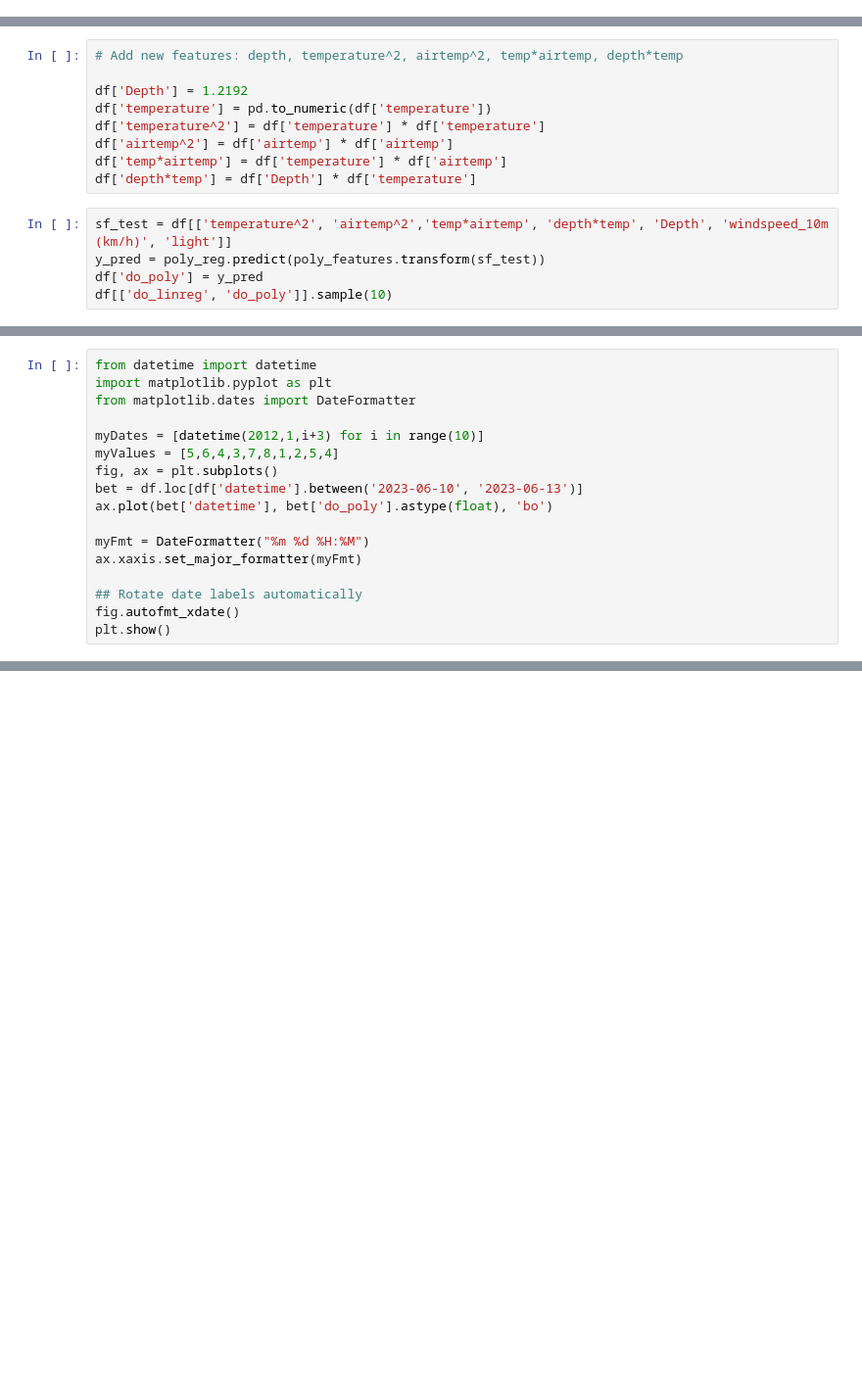
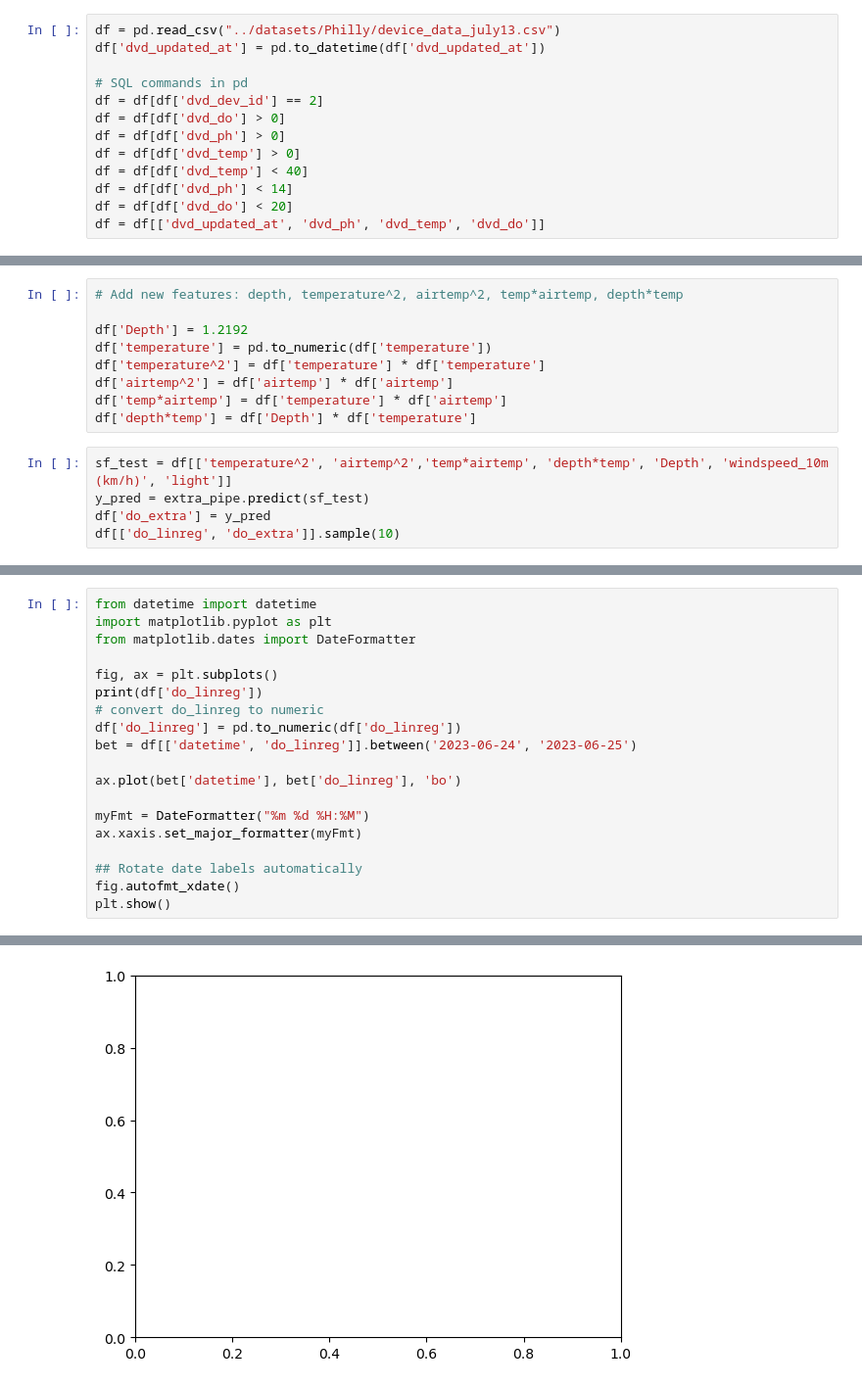
Before and after one commit to NawidT/morefish-ml, a Jupyter notebook: training/data-exploring-phillyset.ipynb, the cells around one changed output, grey strips where cells are left out. Shown at 98% size. Drawn from its saved outputs; the diff is of its cells as text; blank space fills up the shorter version.

```diff
--- a/training/data-exploring-phillyset.ipynb
+++ b/training/data-exploring-phillyset.ipynb
@@ -227,0 +276,13 @@ excelData.to_csv("../datasets/Philly/device_data_july13.csv")
+# %%
+df = pd.read_csv("../datasets/Philly/device_data_july13.csv")
+df['dvd_updated_at'] = pd.to_datetime(df['dvd_updated_at'])
+
+# SQL commands in pd
+df = df[df['dvd_dev_id'] == 2]
+df = df[df['dvd_do'] > 0]
+df = df[df['dvd_ph'] > 0]
+df = df[df['dvd_temp'] > 0]
+df = df[df['dvd_temp'] < 40]
+df = df[df['dvd_ph'] < 14]
+df = df[df['dvd_do'] < 20]
+df = df[['dvd_updated_at', 'dvd_ph', 'dvd_temp', 'dvd_do']]
@@ -250,6 +320,6 @@ df['temp*airtemp'] = df['temperature'] * df['airtemp']
 df['depth*temp'] = df['Depth'] * df['temperature']
 # %%
 sf_test = df[['temperature^2', 'airtemp^2','temp*airtemp', 'depth*temp', 'Depth', 'windspeed_10m (km/h)', 'light']]
-y_pred = poly_reg.predict(poly_features.transform(sf_test))
-df['do_poly'] = y_pred
-df[['do_linreg', 'do_poly']].sample(10)
+y_pred = extra_pipe.predict(sf_test)
+df['do_extra'] = y_pred
+df[['do_linreg', 'do_extra']].sample(10)
@@ -258,11 +347,13 @@ from datetime import datetime
 import matplotlib.pyplot as plt
 from matplotlib.dates import DateFormatter
 
-myDates = [datetime(2012,1,i+3) for i in range(10)]
-myValues = [5,6,4,3,7,8,1,2,5,4]
 fig, ax = plt.subplots()
-bet = df.loc[df['datetime'].between('2023-06-10', '2023-06-13')]
-ax.plot(bet['datetime'], bet['do_poly'].astype(float), 'bo')
+print(df['do_linreg'])
+# convert do_linreg to numeric
+df['do_linreg'] = pd.to_numeric(df['do_linreg'])
+bet = df[['datetime', 'do_linreg']].between('2023-06-24', '2023-06-25')
+
+ax.plot(bet['datetime'], bet['do_linreg'], 'bo')
 
 myFmt = DateFormatter("%m %d %H:%M")
 ax.xaxis.set_major_formatter(myFmt)
@@ -270,3 +361,4 @@ ax.xaxis.set_major_formatter(myFmt)
 ## Rotate date labels automatically
 fig.autofmt_xdate()
 plt.show()
+# %% [output]
@@ -272,0 +378 @@ plt.show()
+[figure, added]
```
Also changed, not shown: parts of 11 cells of this notebook, 5 other files.
